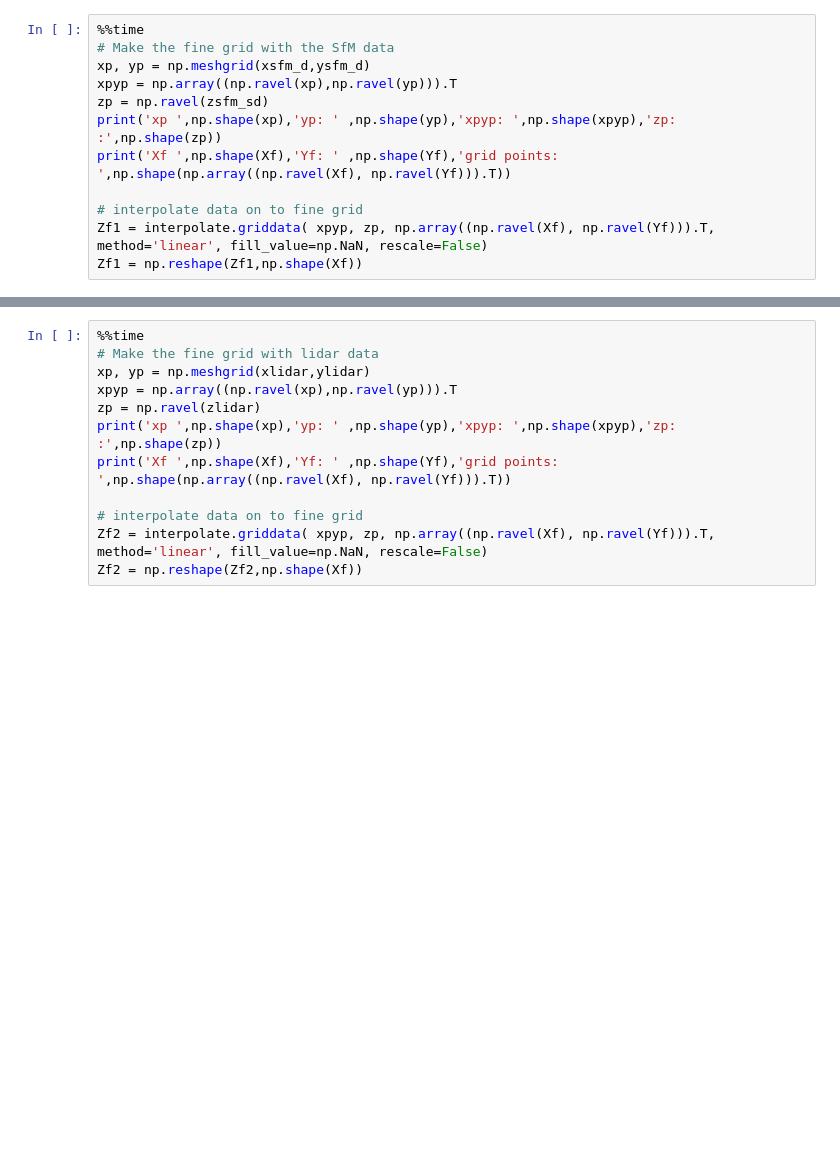
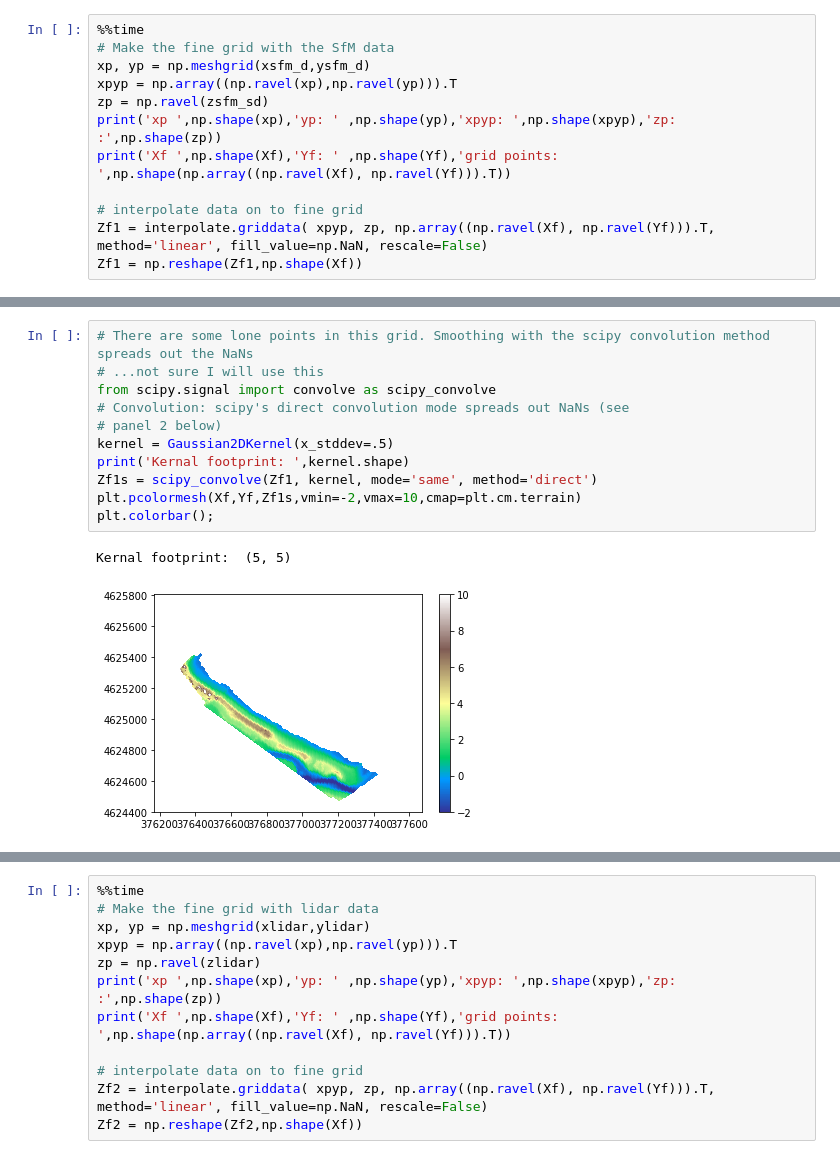
Before and after one commit to csherwood-usgs/CCBay, a Jupyter notebook: CCBay_grid_v1.ipynb, the cells around one changed output, grey strips where cells are left out. Saved outputs shown, nothing was run; the diff lists cells and outputs as text; blank space fills up the shorter version.

Commit message:
getting there some more

```diff
--- a/CCBay_grid_v1.ipynb
+++ b/CCBay_grid_v1.ipynb
@@ -378 +368,15 @@ plt.colorbar();
+# %%
+# There are some lone points in this grid. Smoothing with the scipy convolution method spreads out the NaNs
+# ...not sure I will use this
+from scipy.signal import convolve as scipy_convolve
+# Convolution: scipy's direct convolution mode spreads out NaNs (see
+# panel 2 below)
+kernel = Gaussian2DKernel(x_stddev=.5)
+print('Kernal footprint: ',kernel.shape)
+Zf1s = scipy_convolve(Zf1, kernel, mode='same', method='direct')
+plt.pcolormesh(Xf,Yf,Zf1s,vmin=-2,vmax=10,cmap=plt.cm.terrain)
+plt.colorbar();
+# %% [output]
+Kernal footprint:  (5, 5)
+[figure, added]
 # %% [markdown]
```
Also changed, not shown: parts of 14 cells of this notebook.
